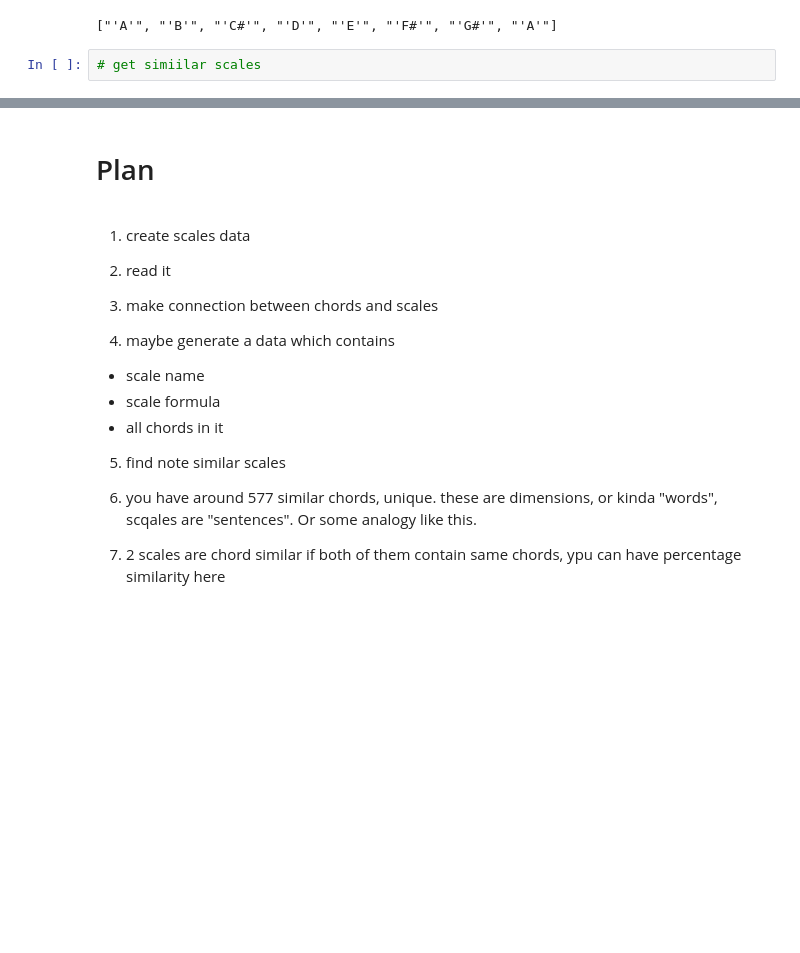
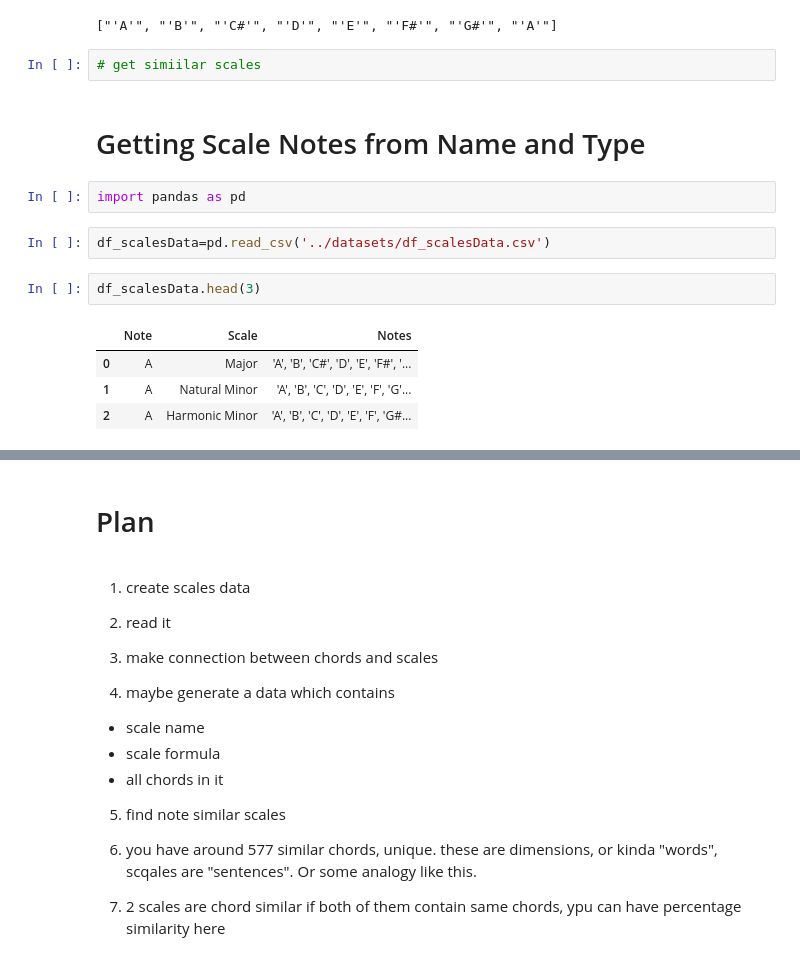
Before and after one commit to ShrikarSankpal/MusicMakingGuide, a Jupyter notebook: notebooks/Initial Analysis and Population.ipynb, the cells around one changed output, grey strips where cells are left out. Saved outputs shown, nothing was run; the diff lists cells and outputs as text; blank space fills up the shorter version.

```diff
--- a/notebooks/Initial Analysis and Population.ipynb
+++ b/notebooks/Initial Analysis and Population.ipynb
@@ -460,3 +460,16 @@ df_scaledData['Notes'][0].strip("[").strip("]").split(", ")
 ["'A'", "'B'", "'C#'", "'D'", "'E'", "'F#'", "'G#'", "'A'"]
 # %%
 # get simiilar scales
+# %% [markdown]
+# Getting Scale Notes from Name and Type
+# %%
+import pandas as pd
+# %%
+df_scalesData=pd.read_csv('../datasets/df_scalesData.csv')
+# %%
+df_scalesData.head(3)
+# %% [output]
+|  | Note | Scale | Notes |
+| 0 | A | Major | 'A', 'B', 'C#', 'D', 'E', 'F#', '... |
+| 1 | A | Natural Minor | 'A', 'B', 'C', 'D', 'E', 'F', 'G'... |
+| 2 | A | Harmonic Minor | 'A', 'B', 'C', 'D', 'E', 'F', 'G#... |
```
Also changed, not shown: parts of 3 cells of this notebook, 4 other files.
